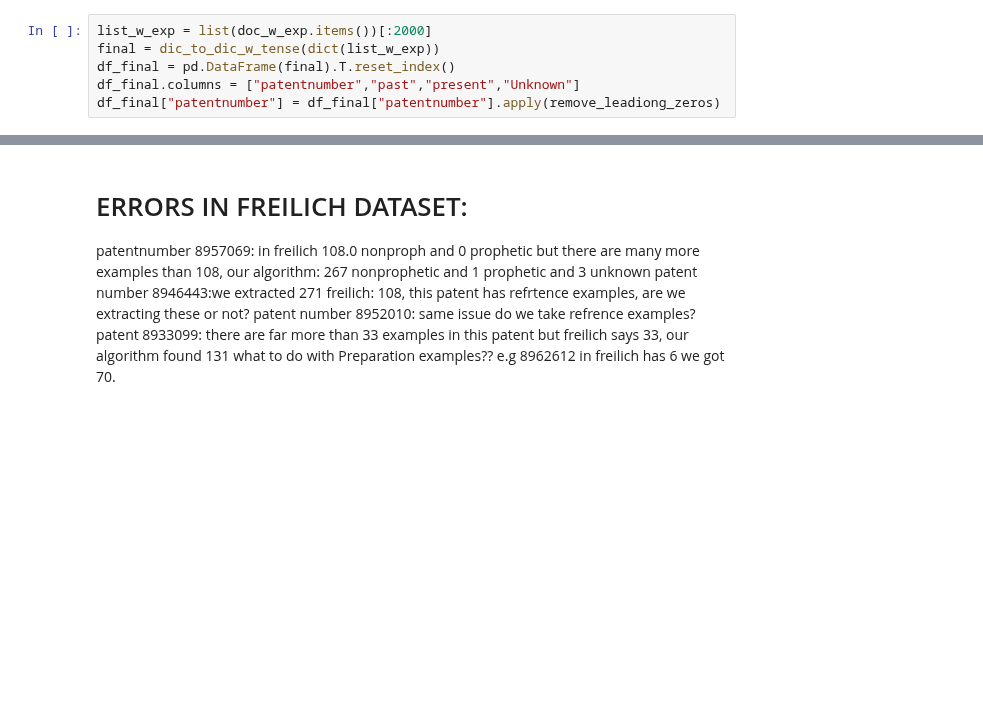
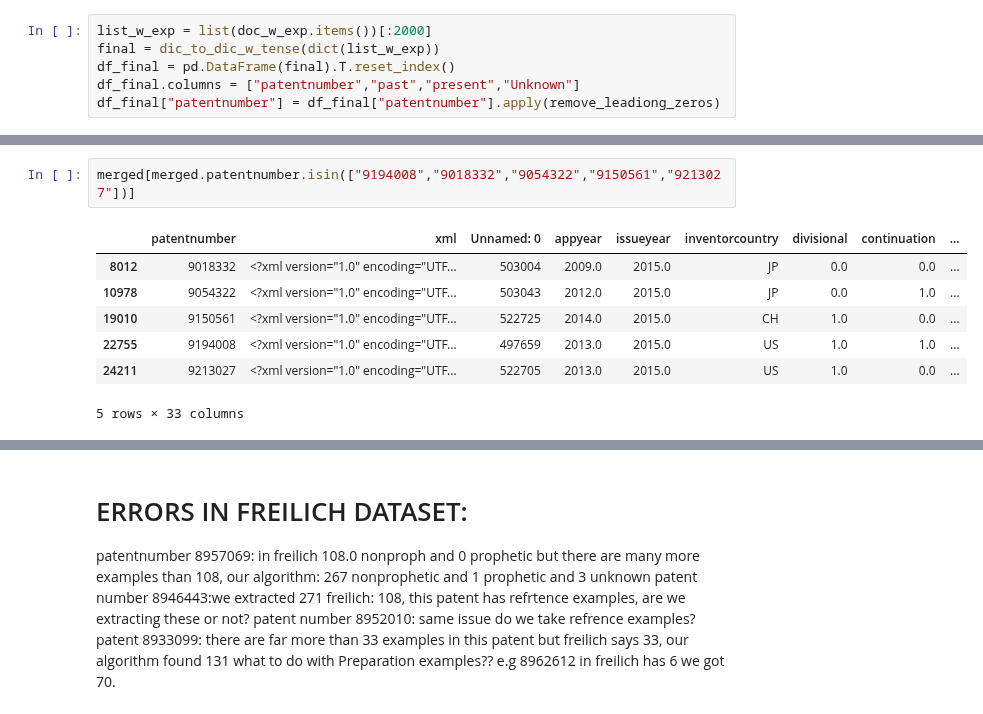
Before and after one commit to AmirMohammadiKarbalaei/prophetic_patents, a Jupyter notebook: notebooks/freilich_test_set.ipynb, the cells around one changed output, grey strips where cells are left out. Saved outputs shown, nothing was run; the diff lists cells and outputs as text; blank space fills up the shorter version.

```diff
--- a/notebooks/freilich_test_set.ipynb
+++ b/notebooks/freilich_test_set.ipynb
@@ -383,3 +533,13 @@ df_final["patentnumber"] = df_final["patentnumber"].apply(remove_leadiong_zeros)
+# %%
+merged[merged.patentnumber.isin(["9194008","9018332","9054322","9150561","9213027"])]
+# %% [output]
+|  | patentnumber | xml | Unnamed: 0 | appyear | issueyear | inventorcountry | divisional | continuation | ... |
+| 8012 | 9018332 | <?xml version="1.0" encoding="UTF... | 503004 | 2009.0 | 2015.0 | JP | 0.0 | 0.0 | ... |
+| 10978 | 9054322 | <?xml version="1.0" encoding="UTF... | 503043 | 2012.0 | 2015.0 | JP | 0.0 | 1.0 | ... |
+| 19010 | 9150561 | <?xml version="1.0" encoding="UTF... | 522725 | 2014.0 | 2015.0 | CH | 1.0 | 0.0 | ... |
+| 22755 | 9194008 | <?xml version="1.0" encoding="UTF... | 497659 | 2013.0 | 2015.0 | US | 1.0 | 1.0 | ... |
+| 24211 | 9213027 | <?xml version="1.0" encoding="UTF... | 522705 | 2013.0 | 2015.0 | US | 1.0 | 0.0 | ... |
+5 rows × 33 columns
 # %%
 import numpy as np
 
```
Also changed, not shown: parts of 27 cells of this notebook.
